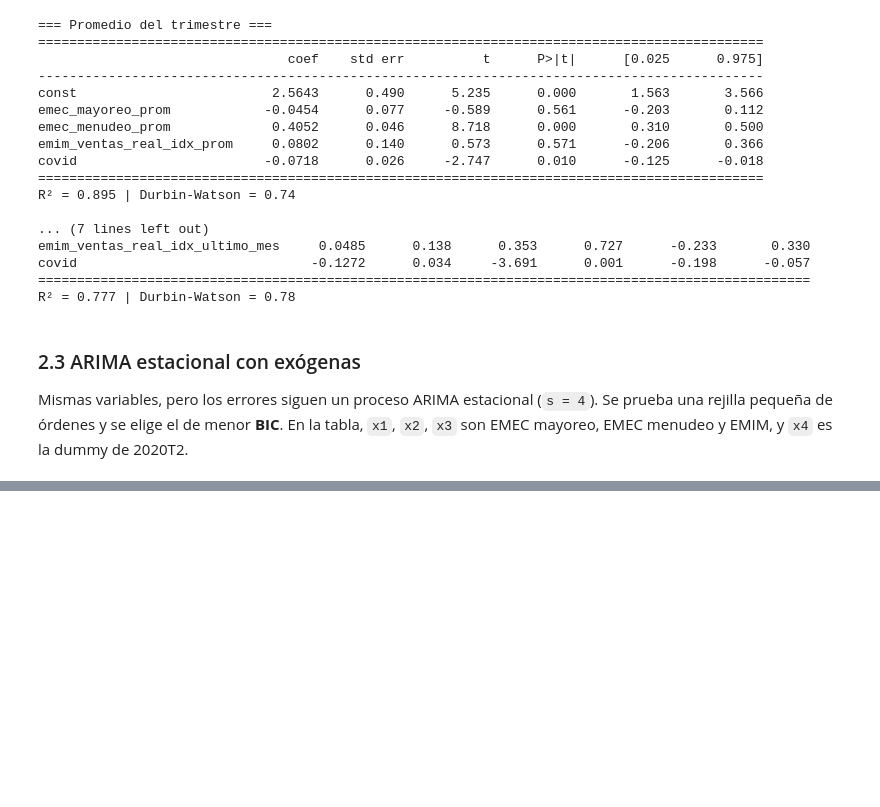
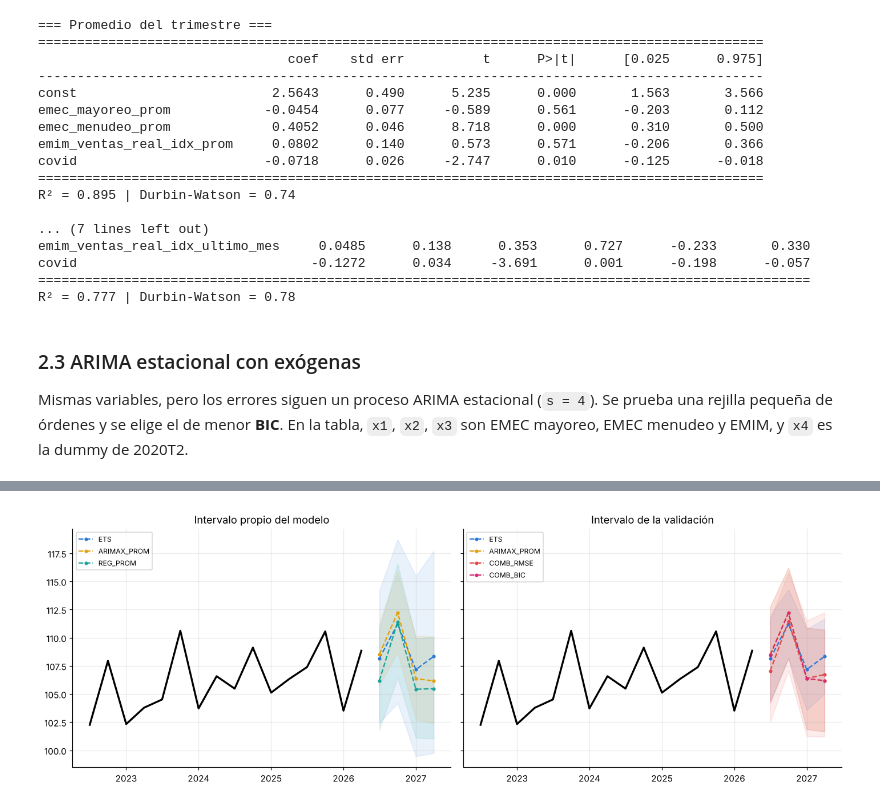
Before and after one commit to Dicanmor/itaee-pronostico, a Jupyter notebook: notebook_estimacion.ipynb, the cells around one changed output, grey strips where cells are left out. Cells and saved outputs as stored; diff of their text form; code cells hidden in the pictures; blank space fills up the shorter version.

```diff
--- a/notebook_estimacion.ipynb
+++ b/notebook_estimacion.ipynb
@@ -377,0 +388,12 @@ print("Listo →", salida.relative_to(RAIZ), "| pronóstico", resultados["trimes
+# %%
+fig, ax = plt.subplots(1, 2, figsize=(13, 4.6), sharey=True); h = y.iloc[-16:]
+for a, (tipo, t) in zip(ax, [("modelo", "Intervalo propio del modelo"), ("val", "Intervalo de la validación")]):
+    lo, hi = (Rp["lo_modelo"], Rp["hi_modelo"]) if tipo == "modelo" else (Rp["lo_val"], Rp["hi_val"])
+    a.plot(h.index.to_timestamp(), h, "k", lw=2.2)
+    for m in (["ETS", "ARIMAX_PROM", "REG_PROM"] if tipo == "modelo" else ["ETS", "ARIMAX_PROM", "COMB_RMSE", "COMB_BIC"]):
+        a.plot(idx.to_timestamp(), Rp["pron"][m], "o--", color=COL[m], ms=3, label=m)
+        a.fill_between(idx.to_timestamp(), lo[m], hi[m], color=COL[m], alpha=.10)
+    a.set_title(t); a.legend(fontsize=8)
+plt.tight_layout(); plt.show()
+# %% [output]
+[figure, added]
```
Also changed, not shown: parts of 51 cells of this notebook, 17 other files.
